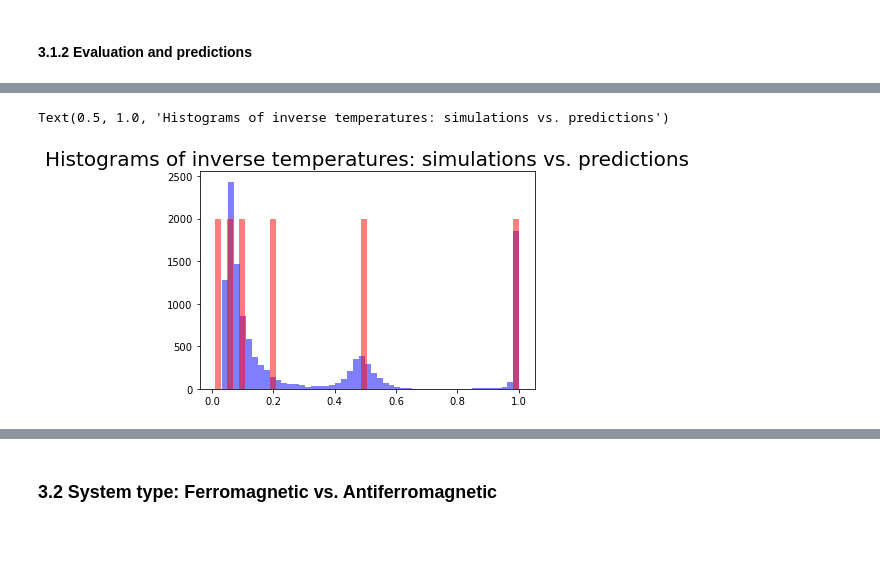
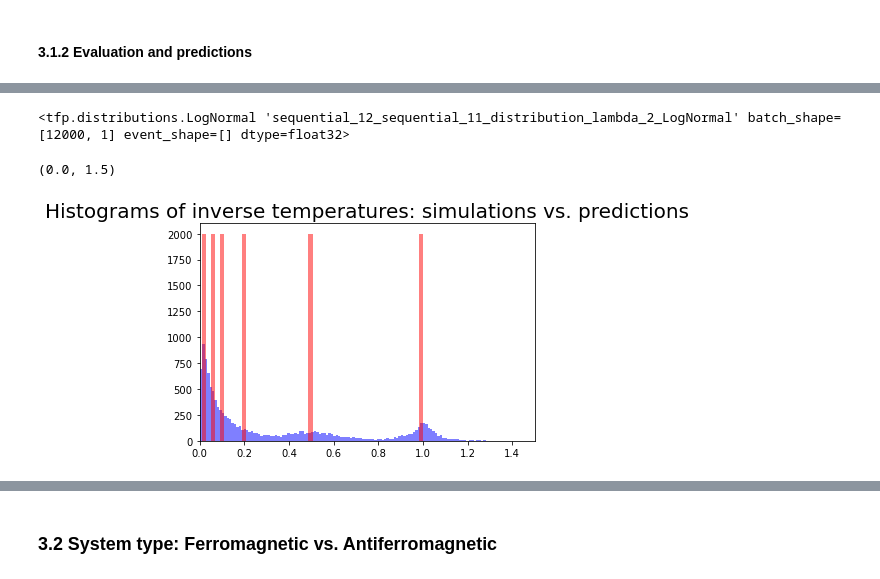
Before and after one commit to vlcekl/thermoGAN, a Jupyter notebook: notebooks/thermoGAN.ipynb, the cells around one changed output, grey strips where cells are left out. Cells and saved outputs as stored; diff of their text form; code cells hidden in the pictures; blank space fills up the shorter version.

```diff
--- a/notebooks/thermoGAN.ipynb
+++ b/notebooks/thermoGAN.ipynb
@@ -619,11 +401,15 @@ mdl_temp_layers = build_temp_layers(6)
 mdl_temp = build_property_learn(mdl_embed, mdl_temp_layers)
+# %%
+negloglik = lambda y, rv_y: -rv_y.log_prob(y)
+# %%
+mdl_temp.compile(loss=negloglik, optimizer=Adam())
 # %%
-mdl_temp.compile(loss=tf.keras.losses.MeanSquaredError(), metrics=['MAE'], optimizer=Adam())
+#mdl_temp.compile(loss=tf.keras.losses.MeanSquaredError(), metrics=['MAE'], optimizer=Adam())
 # %%
 temp_list = [np.array(len(cfg)*[1/float(t[1:])]) for t, cfg in zip(temps, data_list)]
 y_temp = np.concatenate(temp_list, axis=0)
 y_temp.shape
 y_temp = y_temp[idx]
 # %%
-history = mdl_temp.fit(data_train, y_temp, batch_size=240, epochs=500, verbose=1)
+history = mdl_temp.fit(data_train, y_temp, batch_size=240, epochs=100, verbose=1)
 # %% [output]
@@ -659,11 +457,16 @@ y_pred = mdl_temp.predict(data_train)
+# %%
+t_dist
+# %% [output]
+<tfp.distributions.LogNormal 'sequential_12_sequential_11_distribution_lambda_2_LogNormal' batch_shape=[12000, 1] event_shape=[] dtype=float32>
 # %%
 %matplotlib inline
-_ = plt.hist(np.ravel(y_pred), color='b', alpha=0.5, bins=50, label="Predicted")
+_ = plt.hist(np.ravel(y_pred), color='b', alpha=0.5, bins=500, label="Predicted")
 _ = plt.hist(np.ravel(y_temp), color='r', alpha=0.5, bins=50, label="Simulated")
 plt.title("Histograms of inverse temperatures: simulations vs. predictions", fontsize=20)
+plt.xlim(0, 1.5)
 # %% [output]
-Text(0.5, 1.0, 'Histograms of inverse temperatures: simulations vs. predictions')
+(0.0, 1.5)
-[figure, old version]
+[figure, new version]
 # %%
 plt.scatter(np.ravel(y_temp), np.ravel(y_pred))
 plt.plot([0, 1], [0, 1])
```
Also changed, not shown: parts of 56 cells of this notebook, 15 other files.
